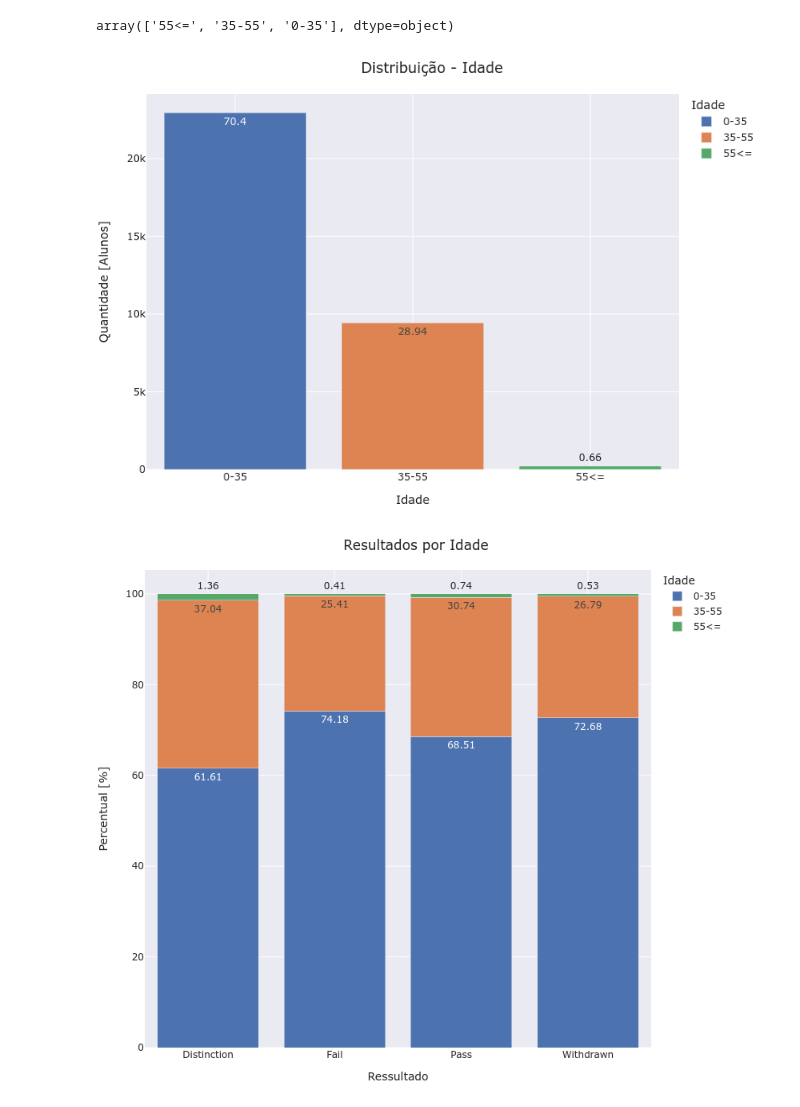
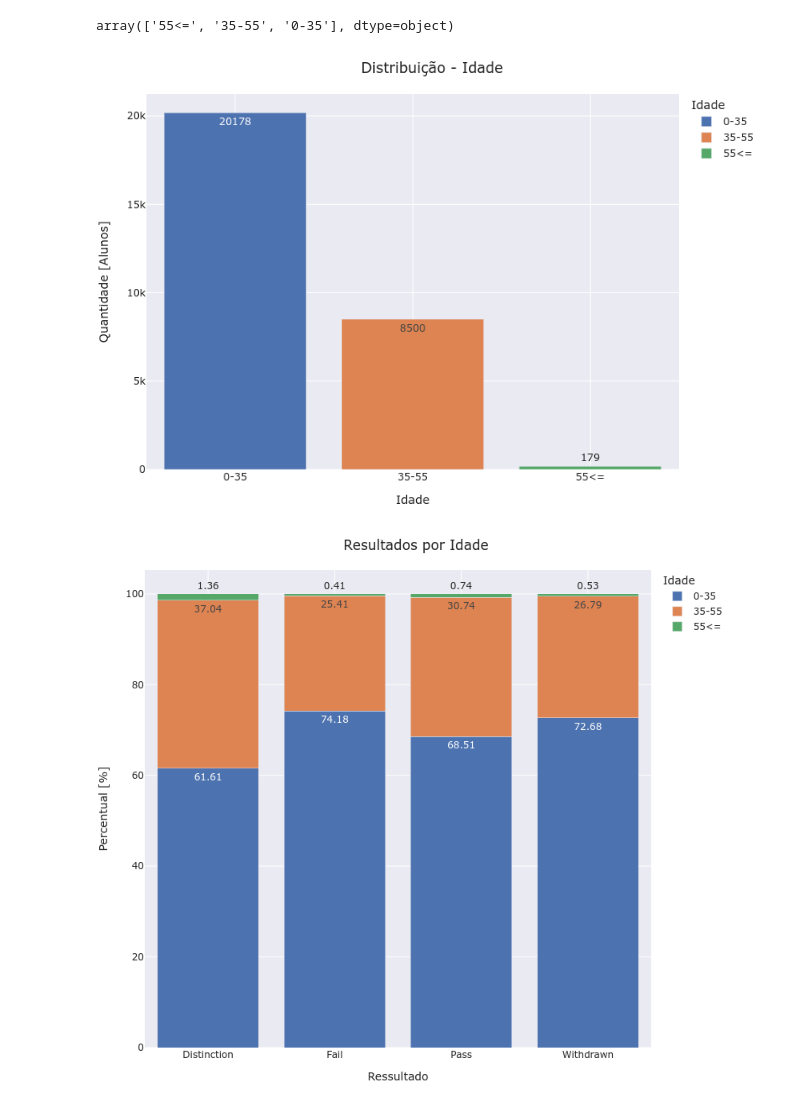
Before and after one commit to WanderScheidegger/OULAD_trybe, a Jupyter notebook: case_eda.ipynb, the cells around one changed output. Cells and saved outputs as stored; diff of their text form; code cells hidden in the pictures.

```diff
--- a/case_eda.ipynb
+++ b/case_eda.ipynb
@@ -594,27 +605,27 @@ studentInfo['age_band'].unique()
 # %% [output]
 array(['55<=', '35-55', '0-35'], dtype=object)
 # %%
-idade = studentInfo.groupby('age_band').agg({'id_student':'count'}).reset_index().\
+idade = studentInfo[['age_band', 'id_student']].drop_duplicates().groupby('age_band').agg({'id_student':'count'}).reset_index().\
     rename(columns={"age_band": "Idade", 'id_student': 'Qtde'}).sort_values(by='Idade', ascending=True)
 
 idade['Percentual'] = idade.apply(lambda x:  round(100 * (x['Qtde'] / idade['Qtde'].sum()),2), axis=1)
 
-fig = px.bar(idade, x='Idade', y='Qtde', text='Percentual', color='Idade', template="seaborn")
+fig = px.bar(idade, x='Idade', y='Qtde', text='Qtde', color='Idade', template="seaborn")
 fig.update_layout(
     margin=dict(l=20, r=50, t=50, b=20),
     title = 'Distribuição - Idade',
     xaxis_title="Idade",
     yaxis_title="Quantidade [Alunos]",
     legend_title="Idade",
     width=800,
     height=550,
     uniformtext_minsize=9,
     uniformtext_mode='hide',
 
 )
 fig.show("png")
 # %% [output]
-[figure, old version]
+[figure, new version]
 # %%
 df = studentInfo.groupby(['age_band', 'final_result']).agg({'id_student':'count'}).reset_index().\
     rename(columns={"age_band": "Idade", "final_result": 'Resultado','id_student': 'Qtde'})
```
Also changed, not shown: parts of 22 cells of this notebook.
